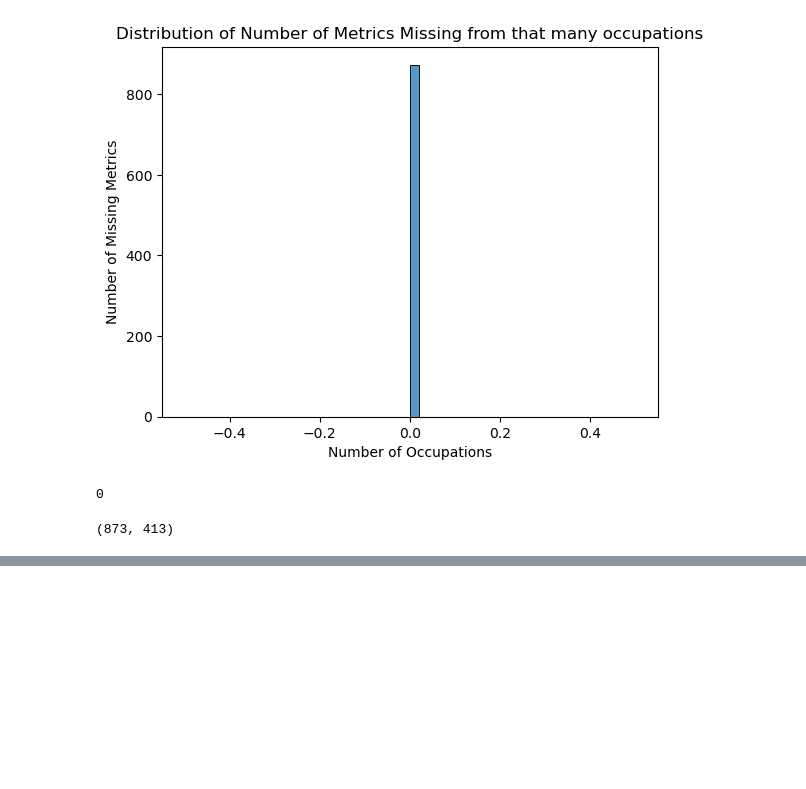
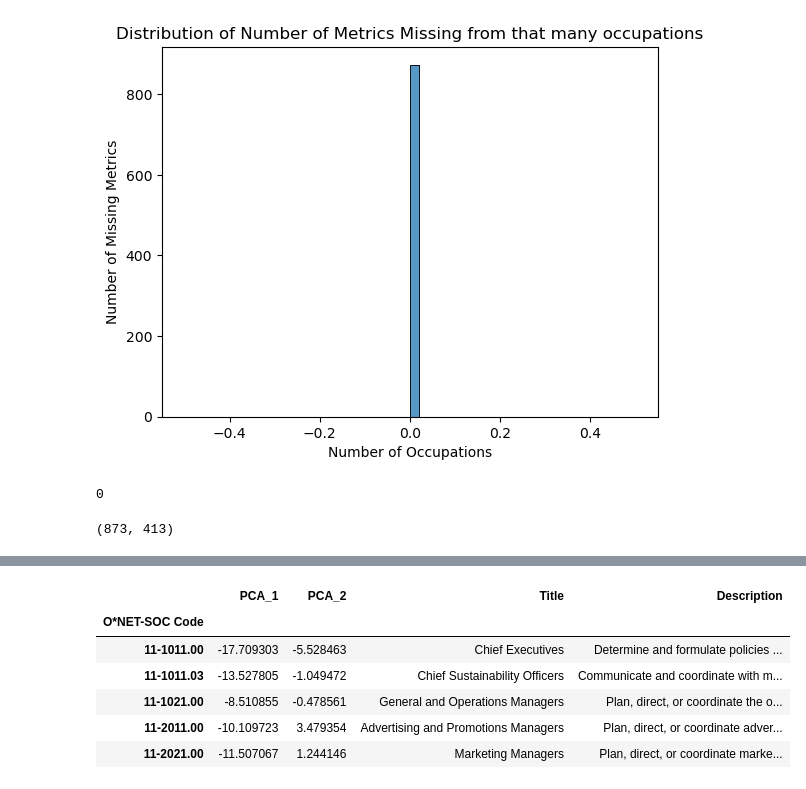
Before and after one commit to jasondetaylor/Occupational_Map_WIP, a Jupyter notebook: Occupational Map.ipynb, the cells around one changed output, grey strips where cells are left out. Drawn from its saved outputs; the diff is of its cells as text; code cells hidden in the pictures; blank space fills up the shorter version.

Commit message:
applied PCA dimensionality reduction

```diff
--- a/Occupational Map.ipynb
+++ b/Occupational Map.ipynb
@@ -175,0 +183,12 @@ df_cleaned2.shape
+# %%
+# scale
+scaler = RobustScaler()
+scaled_data = scaler.fit_transform(df_cleaned2)
+
+# dimensionality reduction
+pca = PCA(n_components = 2)
+reduced_data = pca.fit_transform(scaled_data)
+
+# convert back to dataframe
+pca_df = pd.DataFrame(data = reduced_data, columns = ['PCA_1', 'PCA_2'])
+pca_df.head()
@@ -175,0 +204,5 @@ df_cleaned2.shape
+# %%
+occupation_data = pd.read_excel('db_28_2_excel/Occupation Data.xlsx')
+# set code as index to match pca_df to make merging easier
+occupation_data.set_index('O*NET-SOC Code', inplace = True)
+occupation_data.head()
@@ -175,0 +217,15 @@ df_cleaned2.shape
+# %%
+# Re-establish code indexesin our pca dataframe
+pca_df.index = df_cleaned2.index
+
+# join df's based on codes
+final_df = pca_df.join(occupation_data)
+final_df.head()
+# %% [output]
+|  | PCA_1 | PCA_2 | Title | Description |
+| O*NET-SOC Code |  |  |  |  |
+| 11-1011.00 | -17.709303 | -5.528463 | Chief Executives | Determine and formulate policies ... |
+| 11-1011.03 | -13.527805 | -1.049472 | Chief Sustainability Officers | Communicate and coordinate with m... |
+| 11-1021.00 | -8.510855 | -0.478561 | General and Operations Managers | Plan, direct, or coordinate the o... |
+| 11-2011.00 | -10.109723 | 3.479354 | Advertising and Promotions Managers | Plan, direct, or coordinate adver... |
+| 11-2021.00 | -11.507067 | 1.244146 | Marketing Managers | Plan, direct, or coordinate marke... |
```
Also changed, not shown: parts of 6 cells of this notebook.
